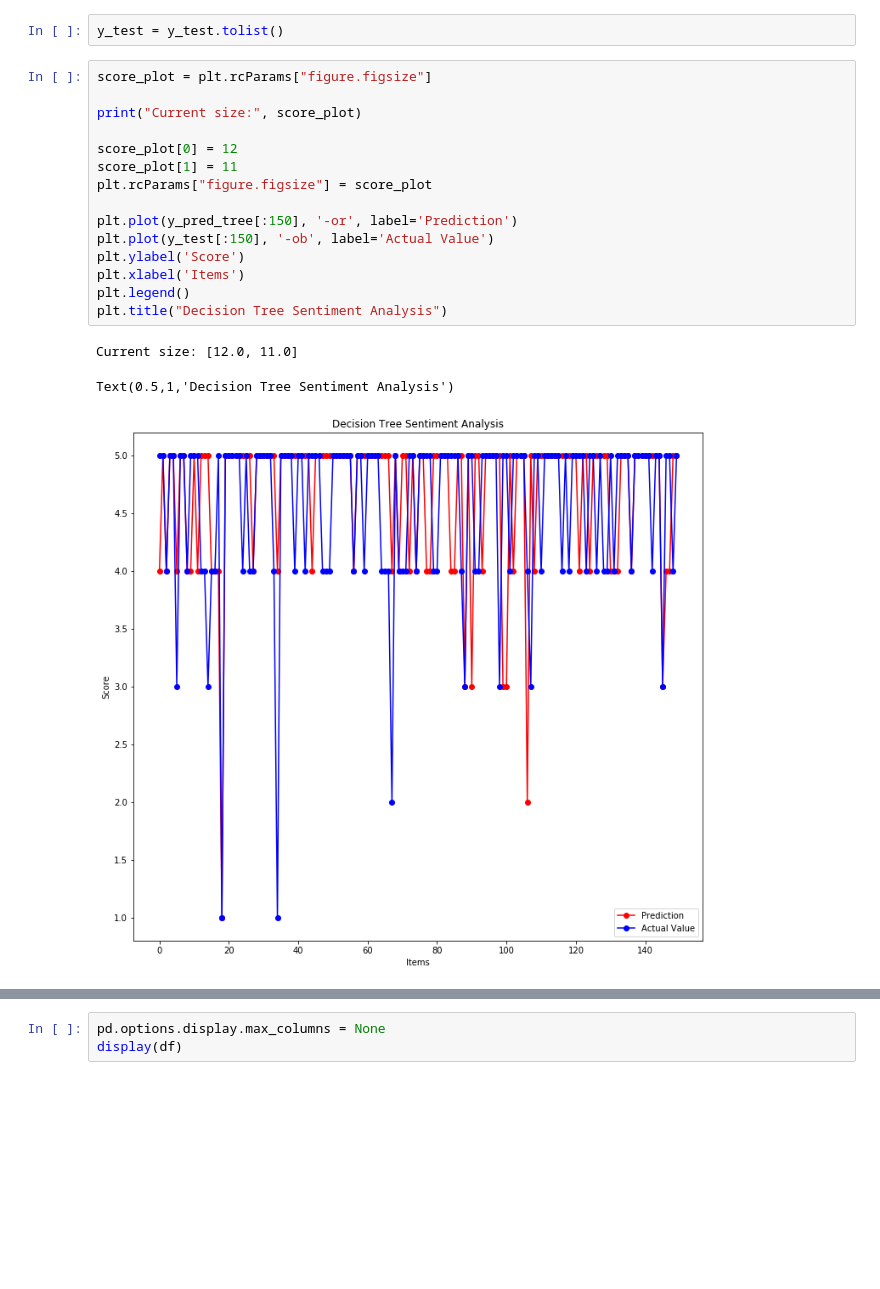
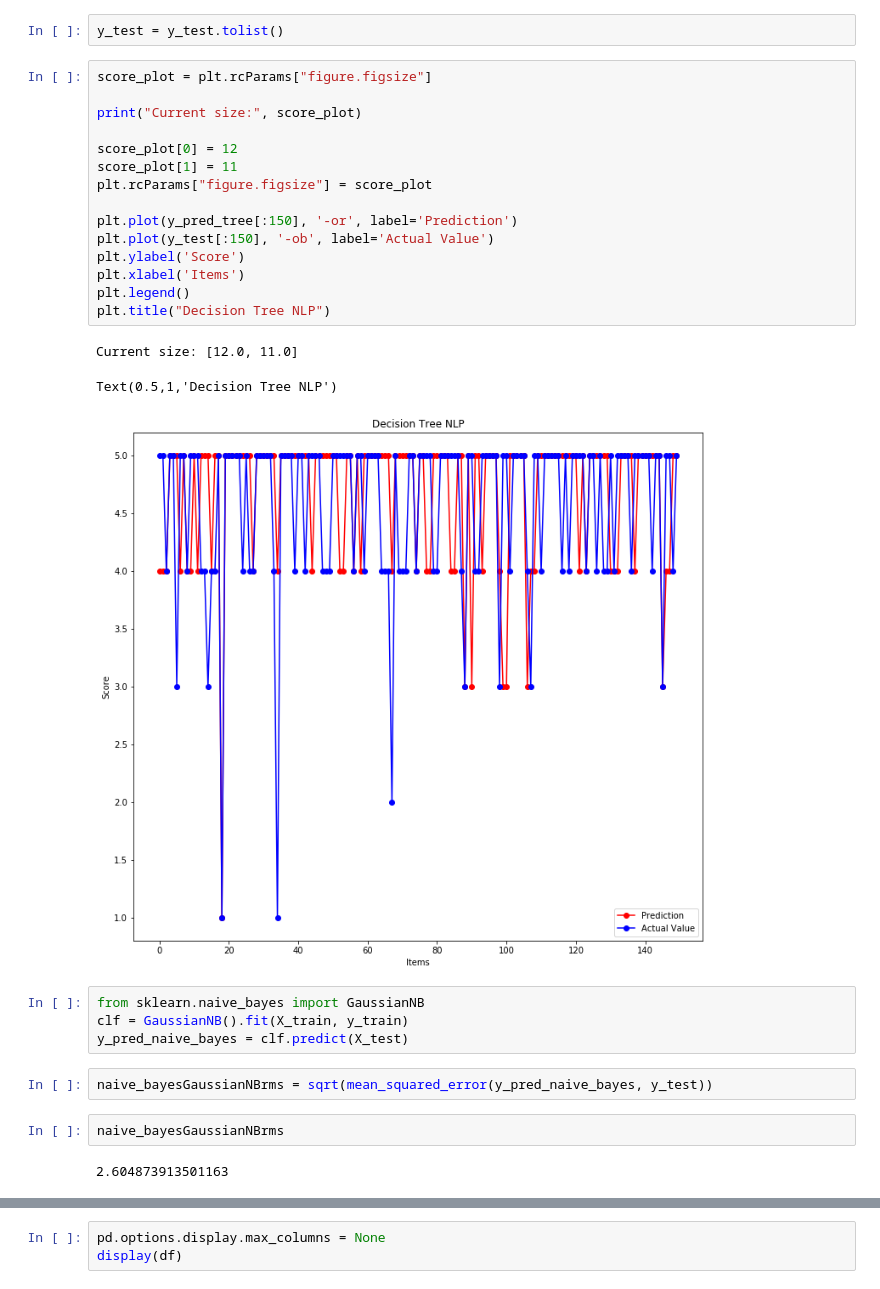
Before and after one commit to Bruce-Decker/CMPE255_GroupProject, a Jupyter notebook: project.ipynb, the cells around one changed output, grey strips where cells are left out. Cells and saved outputs as stored; diff of their text form; blank space fills up the shorter version.

Commit message:
added naive bayes, MLP algorithms

```diff
--- a/project.ipynb
+++ b/project.ipynb
@@ -285,19 +289,29 @@ y_test = y_test.tolist()
 # %%
 score_plot = plt.rcParams["figure.figsize"]
 
 print("Current size:", score_plot)
 
 score_plot[0] = 12
 score_plot[1] = 11
 plt.rcParams["figure.figsize"] = score_plot
 
 plt.plot(y_pred_tree[:150], '-or', label='Prediction')
 plt.plot(y_test[:150], '-ob', label='Actual Value')
 plt.ylabel('Score')
 plt.xlabel('Items')
 plt.legend()
-plt.title("Decision Tree Sentiment Analysis")
+plt.title("Decision Tree NLP")
 # %% [output]
 Current size: [12.0, 11.0]
-Text(0.5,1,'Decision Tree Sentiment Analysis')
+Text(0.5,1,'Decision Tree NLP')
-[figure, old version]
+[figure, new version]
+# %%
+from sklearn.naive_bayes import GaussianNB
+clf = GaussianNB().fit(X_train, y_train)
+y_pred_naive_bayes = clf.predict(X_test)
+# %%
+naive_bayesGaussianNBrms = sqrt(mean_squared_error(y_pred_naive_bayes, y_test))
+# %%
+naive_bayesGaussianNBrms
+# %% [output]
+2.604873913501163
```
Also changed, not shown: parts of 17 cells of this notebook.
